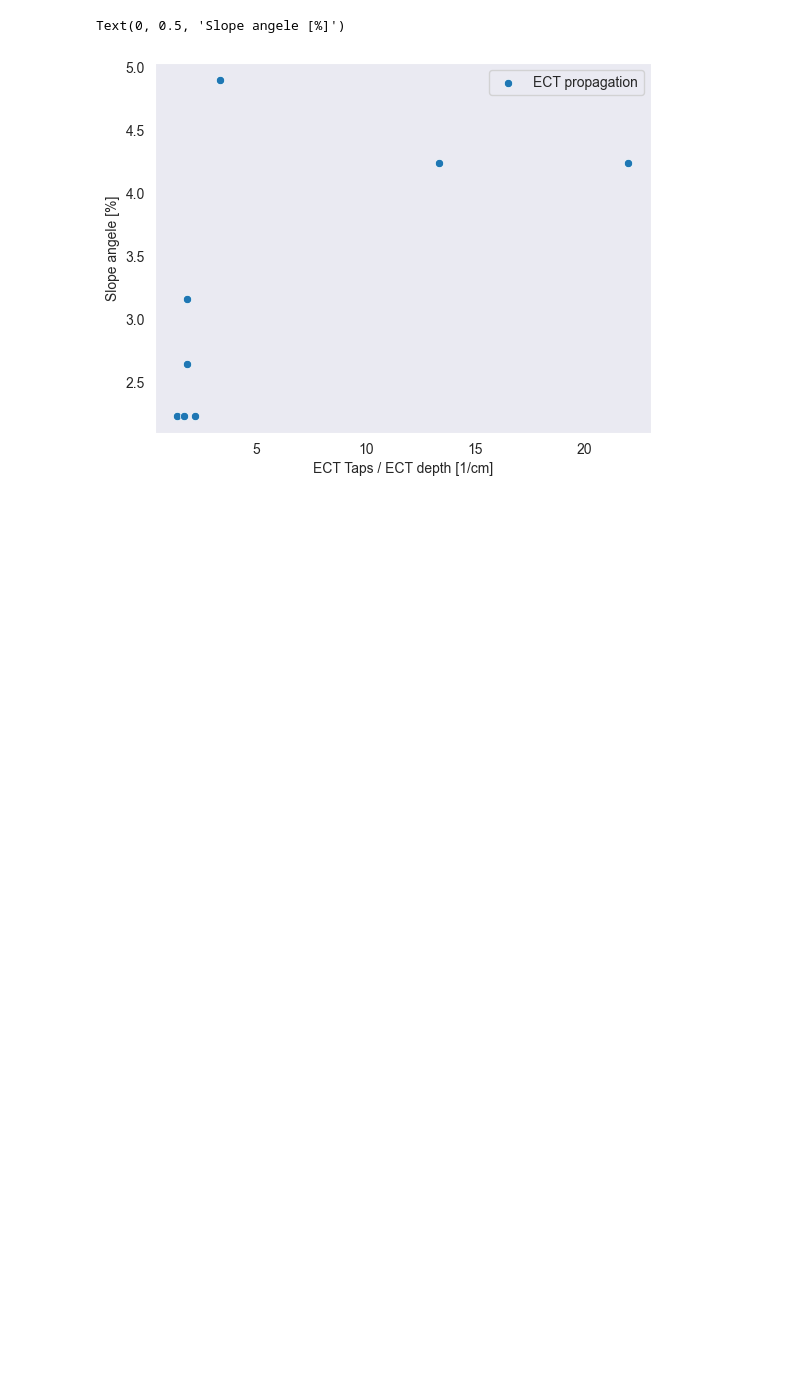
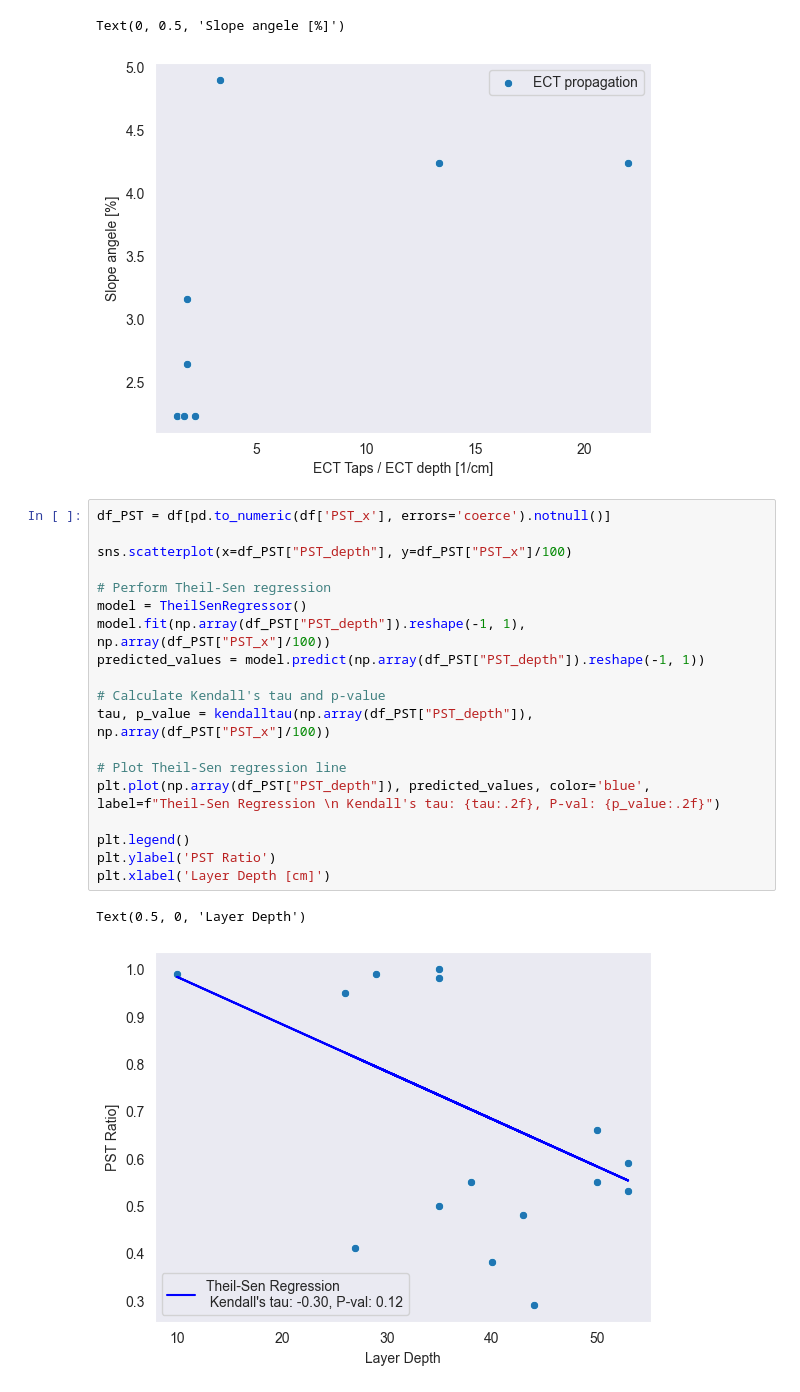
Before and after one commit to Alessimc/snow_and_avalanche, a Jupyter notebook: pit_analysis.ipynb, the cells around one changed output. Cells and saved outputs as stored; diff of their text form; blank space fills up the shorter version.

Commit message:
added PST vs layer depth plot to notebook

```diff
--- a/pit_analysis.ipynb
+++ b/pit_analysis.ipynb
@@ -209,3 +225,25 @@ plt.ylabel('Slope angele [%]')
 # %% [output]
 Text(0, 0.5, 'Slope angele [%]')
 [figure]
+# %%
+df_PST = df[pd.to_numeric(df['PST_x'], errors='coerce').notnull()]
+
+sns.scatterplot(x=df_PST["PST_depth"], y=df_PST["PST_x"]/100)
+
+# Perform Theil-Sen regression
+model = TheilSenRegressor()
+model.fit(np.array(df_PST["PST_depth"]).reshape(-1, 1), np.array(df_PST["PST_x"]/100))
+predicted_values = model.predict(np.array(df_PST["PST_depth"]).reshape(-1, 1))
+
+# Calculate Kendall's tau and p-value
+tau, p_value = kendalltau(np.array(df_PST["PST_depth"]), np.array(df_PST["PST_x"]/100))
+
+# Plot Theil-Sen regression line
+plt.plot(np.array(df_PST["PST_depth"]), predicted_values, color='blue', label=f"Theil-Sen Regression \n Kendall's tau: {tau:.2f}, P-val: {p_value:.2f}")
+
+plt.legend()
+plt.ylabel('PST Ratio')
+plt.xlabel('Layer Depth [cm]')
+# %% [output]
+Text(0.5, 0, 'Layer Depth')
+[figure, added]
```
Also changed, not shown: parts of 2 cells of this notebook, 1 other file.
